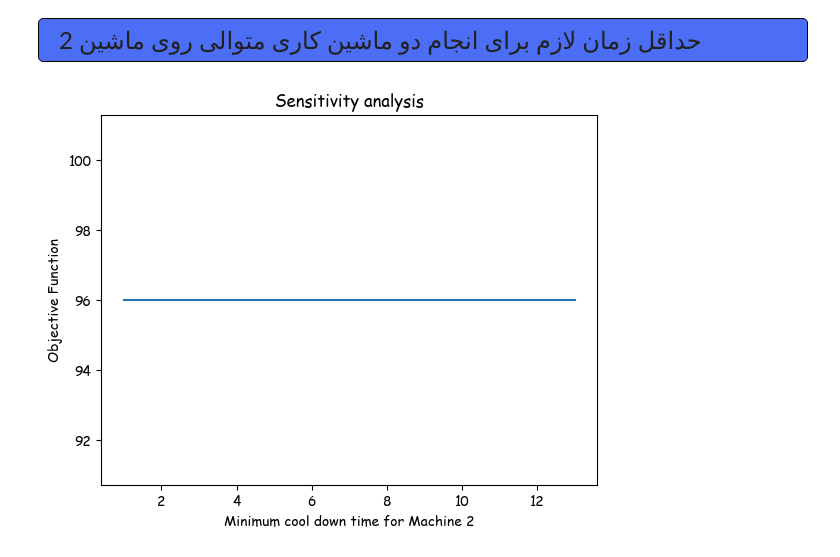
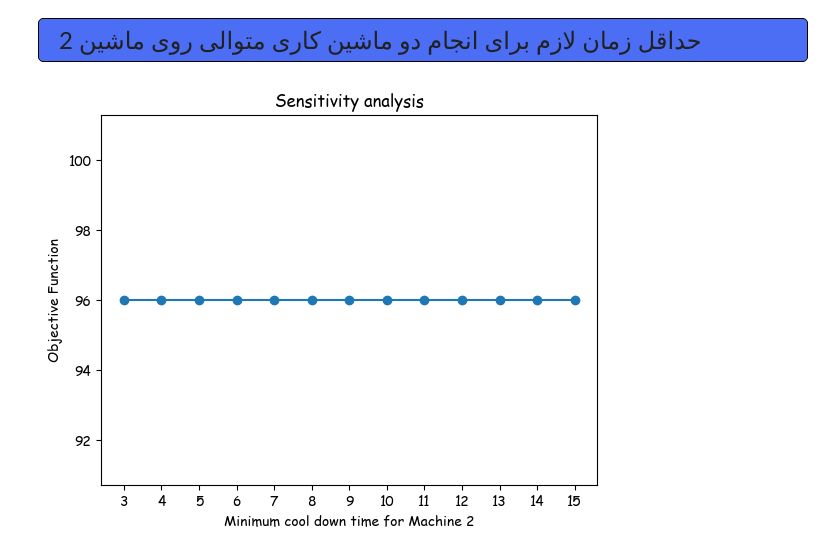
Before and after one commit to hadihe2002/pyomo, a Jupyter notebook: pyomo.ipynb, the cells around one changed output. Cells and saved outputs as stored; diff of their text form; code cells hidden in the pictures.

```diff
--- a/pyomo.ipynb
+++ b/pyomo.ipynb
@@ -261,11 +270,13 @@ plot_lists(answers, xlabel="Time needed for Machine 5 to work on Product C")
 # %%
 model_4 = model.clone()
 
+xticks = range(50, 80+1)
+
 answers = []
-for k in range(50, 80+1):
+for k in xticks:
     model_4.del_component(model_4.A_finish_time)
     model_4.A_finish_time = Constraint(expr=model_4.Y[4, 1] <= k)
     answers.append(solve(model_4))
 
-plot_lists(answers, xlabel="Maximum time needed for completing Product A")
+plot_lists(answers, xlabel="Maximum time needed for completing Product A", xticks=xticks)
 # %% [output]
@@ -277,11 +288,13 @@ plot_lists(answers, xlabel="Maximum time needed for completing Product A")
 # %%
 model_5 = model.clone()
 
+xticks = range(3, 15+1)
+
 answers = []
-for k in range(3, 15+1):
+for k in xticks:
     model_5.machines_cool_down_times[2] = k
     answers.append(solve(model_5))
 
-plot_lists(answers, xlabel="Minimum cool down time for Machine 2")
+plot_lists(answers, xlabel="Minimum cool down time for Machine 2", xticks=xticks)
 # %% [output]
-[figure, old version]
+[figure, new version]
```
Also changed, not shown: parts of 5 cells of this notebook, 1 other file.
